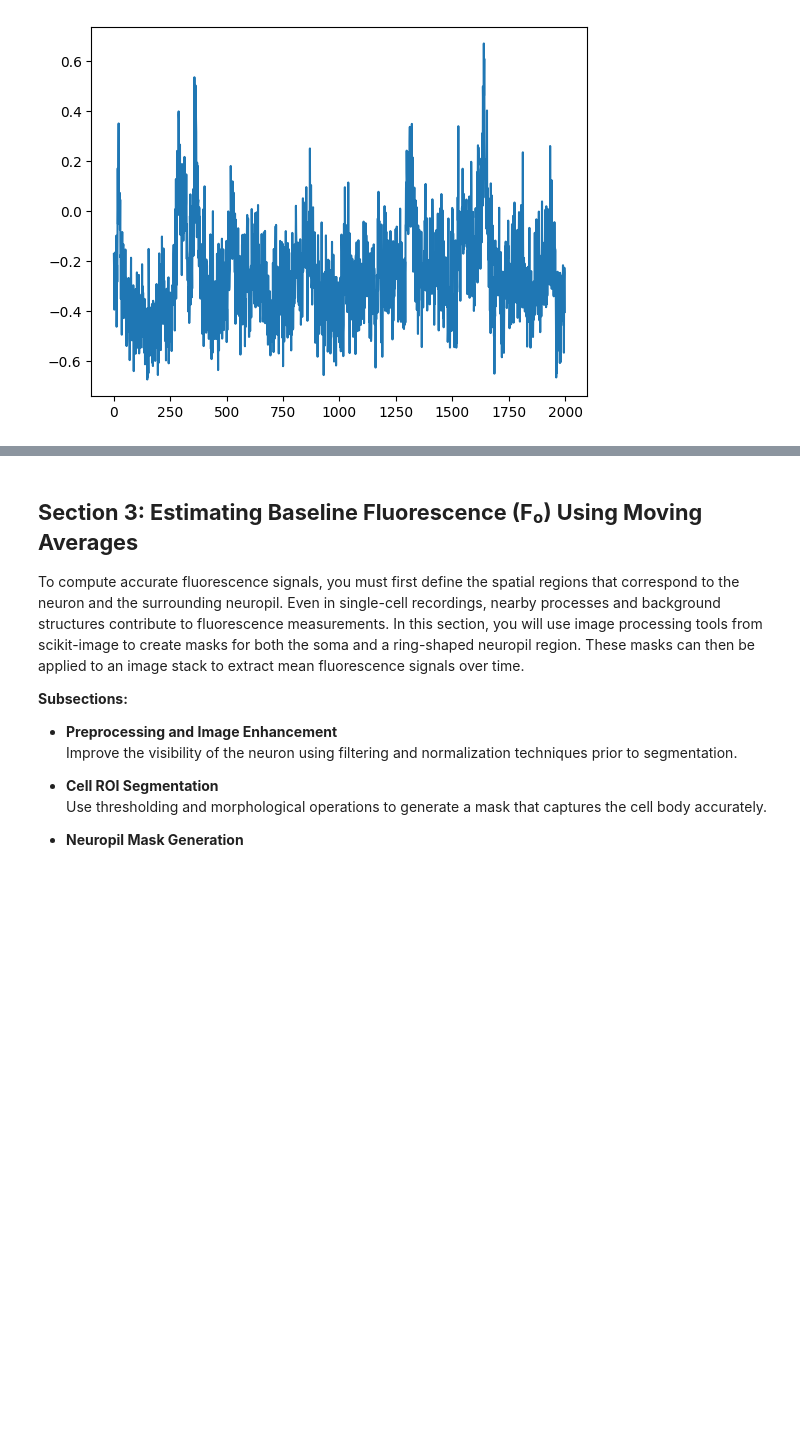
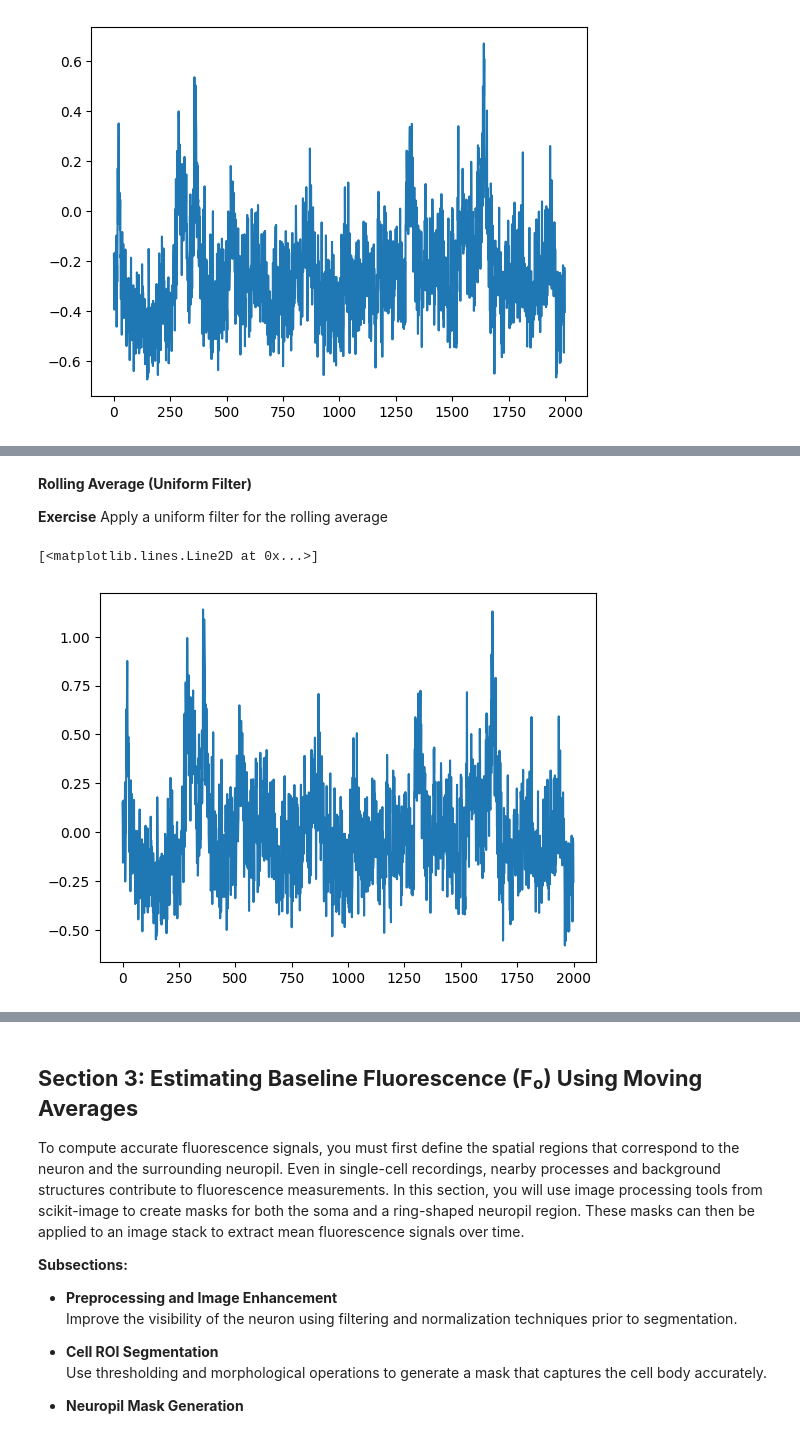
Before and after one commit to sangeethankumar/Courses, a Jupyter notebook: CalciumImaging/Draft1/04. Using the Neuropil to Get Better Cell Fluorescence Estimates.ipynb, the cells around one changed output, grey strips where cells are left out. Drawn from its saved outputs; the diff is of its cells as text; code cells hidden in the pictures; blank space fills up the shorter version.

```diff
--- a/CalciumImaging/Draft1/04. Using the Neuropil to Get Better Cell Fluorescence Estimates.ipynb
+++ b/CalciumImaging/Draft1/04. Using the Neuropil to Get Better Cell Fluorescence Estimates.ipynb
@@ -161,0 +164,13 @@ Before calculating dF/F₀, it is necessary to estimate the cell’s baseline fl
+# %% [markdown]
+**Rolling Average (Uniform Filter)**
+
+**Exercise** Apply a uniform filter for the rolling average
+# %%
+window_size = 1000
+f0 = uniform_filter1d(df, size=window_size)
+dff = (df - f0) / f0
+
+plt.plot(dff)
+# %% [output]
+[<matplotlib.lines.Line2D at 0x...>]
+[figure, added]
```
Also changed, not shown: parts of 11 cells of this notebook.
